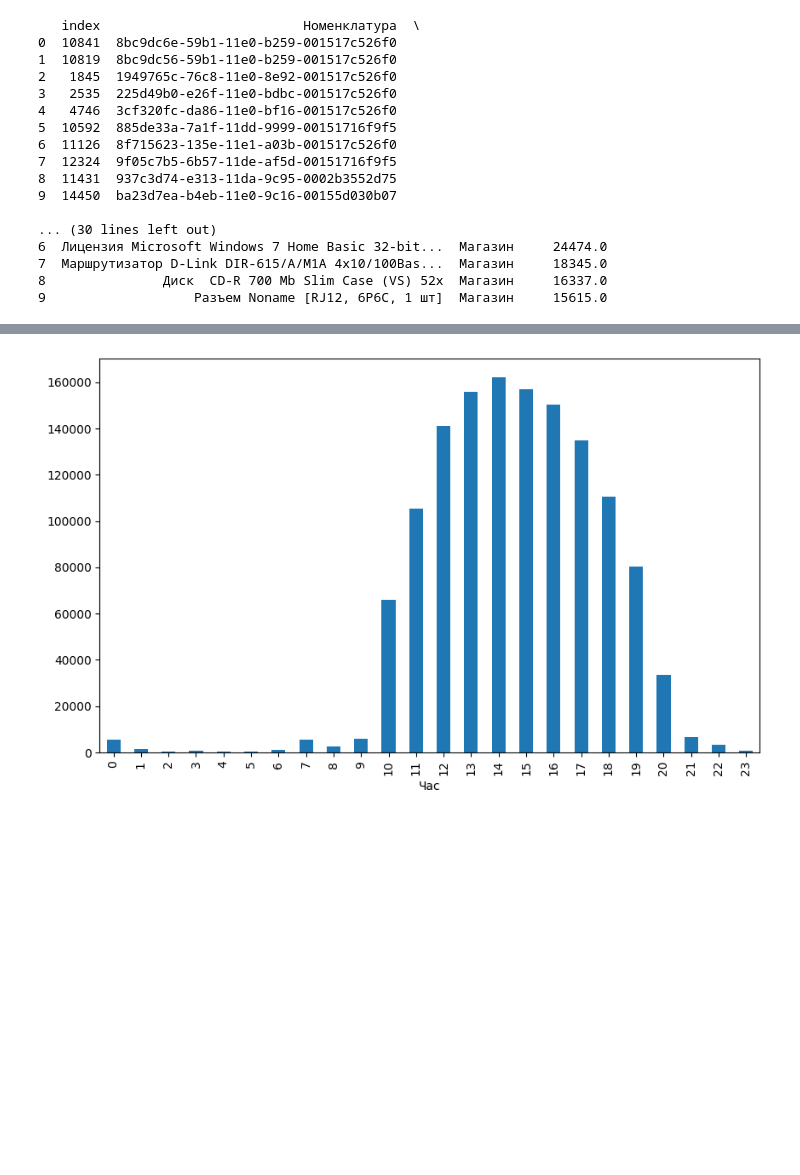
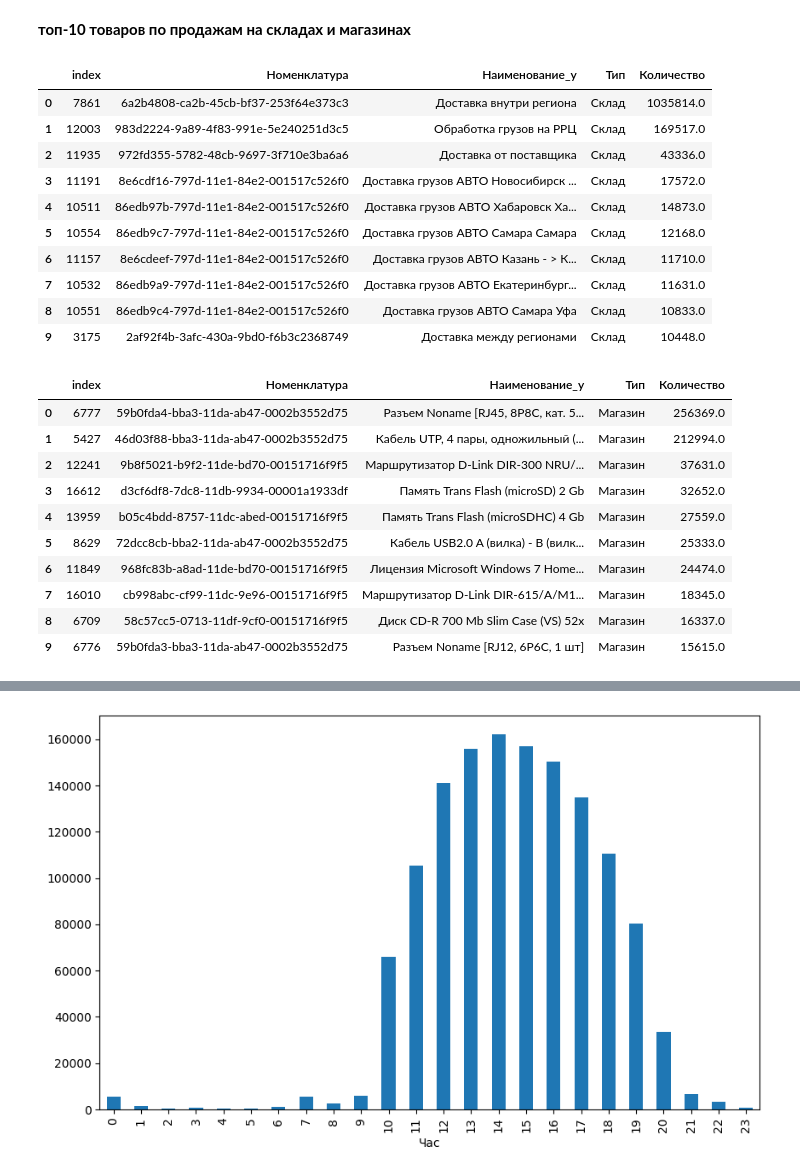
Before and after one commit to 7Webb7/tz_analysis, a Jupyter notebook: нормальный код.ipynb, the cells around one changed output, grey strips where cells are left out. Saved outputs shown, nothing was run; the diff lists cells and outputs as text; code cells hidden in the pictures; blank space fills up the shorter version.

```diff
--- a/нормальный код.ipynb
+++ b/нормальный код.ipynb
@@ -16,3 +44,20 @@ cities = pd.DataFrame(df_cities)
 # %%
+def determine_building_type(first, second):
+
+    pattern = re.compile(r'\b[сc][кk][лl][аa][дd]\b', re.IGNORECASE)
+
+    if pattern.search(first) or pattern.search(second):
+        return "Склад"
+    else:
+        return "Магазин"
+branches.fillna("", inplace = True)
+branches['Тип'] = branches.apply(lambda row: determine_building_type(row['Наименование'], row['КраткоеНаименование']), axis=1)
+
 sales.rename(columns = {"Unnamed: 0" : "Index", "Филиал" : "Ссылка"}, inplace = True)
-#sales.set_index("Index", inplace = True)
+branches.rename(columns = {"Unnamed: 0" : "Index"}, inplace = True)
+df_branches.fillna('', inplace=True)
+pattern = r"доставка|отгрузка|обработка"
+products.rename(columns = {"Ссылка" : "Номенклатура"}, inplace = True)
+merged_b_s = pd.merge(sales, branches, on = "Ссылка")
+merged_b_s_p = pd.merge(merged_b_s, products, on = "Номенклатура")
+#merged_b_s_p = merged_b_s_p[~merged_b_s_p["Наименование_y"].str.contains(pattern, case=False, regex = True)]
@@ -62,39 +90,41 @@ print(warehouses_sales_ten)
+# %% [markdown]
+**топ-10 товаров по продажам на складах и магазинах**
 # %%
-#здесь топ-10 товаров по продажам на складах и магазинах
-pattern = r"доставка|отгрузка|обработка"
-
 products.rename(columns = {"Ссылка" : "Номенклатура"}, inplace = True)
-merged_b_s_p = pd.merge(merged_b_s, products, on = "Номенклатура")
 sales_check = pd.merge(sales, products, on = "Номенклатура")
 
 
-merged_b_s_p = merged_b_s_p[~merged_b_s_p["Наименование_y"].str.contains(pattern, case=False, regex = True)]
 products_sales = merged_b_s_p.groupby(["Номенклатура", "Наименование_y", "Тип"])["Количество"].sum().reset_index()
 warehouses_products = products_sales[products_sales["Тип"] == "Склад"]
 shops_products = products_sales[products_sales["Тип"] == "Магазин"]
 warehouses_products_top_ten = warehouses_products.sort_values(by = "Количество", ascending = False).head(10).reset_index()
 shops_products_top_ten = shops_products.sort_values(by = "Количество", ascending = False).head(10).reset_index()
 
-print(warehouses_products_top_ten)
-print(shops_products_top_ten)
+display(warehouses_products_top_ten)
+display(shops_products_top_ten)
 # %% [output]
-   index                          Номенклатура  \
-0  10841  8bc9dc6e-59b1-11e0-b259-001517c526f0
-1  10819  8bc9dc56-59b1-11e0-b259-001517c526f0
-2   1845  1949765c-76c8-11e0-8e92-001517c526f0
-3   2535  225d49b0-e26f-11e0-bdbc-001517c526f0
-4   4746  3cf320fc-da86-11e0-bf16-001517c526f0
-5  10592  885de33a-7a1f-11dd-9999-00151716f9f5
-6  11126  8f715623-135e-11e1-a03b-001517c526f0
-7  12324  9f05c7b5-6b57-11de-af5d-00151716f9f5
-8  11431  937c3d74-e313-11da-9c95-0002b3552d75
-9  14450  ba23d7ea-b4eb-11e0-9c16-00155d030b07
-
-... (30 lines left out)
-6  Лицензия Microsoft Windows 7 Home Basic 32-bit...  Магазин     24474.0
-7  Маршрутизатор D-Link DIR-615/А/М1А 4x10/100Bas...  Магазин     18345.0
-8               Диск  CD-R 700 Mb Slim Case (VS) 52x  Магазин     16337.0
-9                   Разъем Noname [RJ12, 6P6C, 1 шт]  Магазин     15615.0
+|  | index | Номенклатура | Наименование_y | Тип | Количество |
+| 0 | 7861 | 6a2b4808-ca2b-45cb-bf37-253f64e373c3 | Доставка внутри региона | Склад | 1035814.0 |
+| 1 | 12003 | 983d2224-9a89-4f83-991e-5e240251d3c5 | Обработка грузов на РРЦ | Склад | 169517.0 |
+| 2 | 11935 | 972fd355-5782-48cb-9697-3f710e3ba6a6 | Доставка от поставщика | Склад | 43336.0 |
+| 3 | 11191 | 8e6cdf16-797d-11e1-84e2-001517c526f0 | Доставка грузов АВТО Новосибирск ... | Склад | 17572.0 |
+| 4 | 10511 | 86edb97b-797d-11e1-84e2-001517c526f0 | Доставка грузов АВТО Хабаровск Ха... | Склад | 14873.0 |
+| 5 | 10554 | 86edb9c7-797d-11e1-84e2-001517c526f0 | Доставка грузов АВТО Самара Самара | Склад | 12168.0 |
+| 6 | 11157 | 8e6cdeef-797d-11e1-84e2-001517c526f0 | Доставка грузов АВТО Казань - > К... | Склад | 11710.0 |
+| 7 | 10532 | 86edb9a9-797d-11e1-84e2-001517c526f0 | Доставка грузов АВТО Екатеринбург... | Склад | 11631.0 |
+| 8 | 10551 | 86edb9c4-797d-11e1-84e2-001517c526f0 | Доставка грузов АВТО Самара Уфа | Склад | 10833.0 |
+| 9 | 3175 | 2af92f4b-3afc-430a-9bd0-f6b3c2368749 | Доставка между регионами | Склад | 10448.0 |
+|  | index | Номенклатура | Наименование_y | Тип | Количество |
+| 0 | 6777 | 59b0fda4-bba3-11da-ab47-0002b3552d75 | Разъем Noname [RJ45, 8P8C, кат. 5... | Магазин | 256369.0 |
+| 1 | 5427 | 46d03f88-bba3-11da-ab47-0002b3552d75 | Кабель UTP, 4 пары, одножильный (... | Магазин | 212994.0 |
+| 2 | 12241 | 9b8f5021-b9f2-11de-bd70-00151716f9f5 | Маршрутизатор D-Link DIR-300 NRU/... | Магазин | 37631.0 |
+| 3 | 16612 | d3cf6df8-7dc8-11db-9934-00001a1933df | Память Trans Flash (microSD) 2 Gb | Магазин | 32652.0 |
+| 4 | 13959 | b05c4bdd-8757-11dc-abed-00151716f9f5 | Память Trans Flash (microSDHC) 4 Gb | Магазин | 27559.0 |
+| 5 | 8629 | 72dcc8cb-bba2-11da-ab47-0002b3552d75 | Кабель USB2.0 A (вилка) - B (вилк... | Магазин | 25333.0 |
+| 6 | 11849 | 968fc83b-a8ad-11de-bd70-00151716f9f5 | Лицензия Microsoft Windows 7 Home... | Магазин | 24474.0 |
+| 7 | 16010 | cb998abc-cf99-11dc-9e96-00151716f9f5 | Маршрутизатор D-Link DIR-615/А/М1... | Магазин | 18345.0 |
+| 8 | 6709 | 58c57cc5-0713-11df-9cf0-00151716f9f5 | Диск CD-R 700 Mb Slim Case (VS) 52x | Магазин | 16337.0 |
+| 9 | 6776 | 59b0fda3-bba3-11da-ab47-0002b3552d75 | Разъем Noname [RJ12, 6P6C, 1 шт] | Магазин | 15615.0 |
 # %%
 #merged_b_s_c = pd.merge()
 
```
Also changed, not shown: parts of 12 cells of this notebook.
